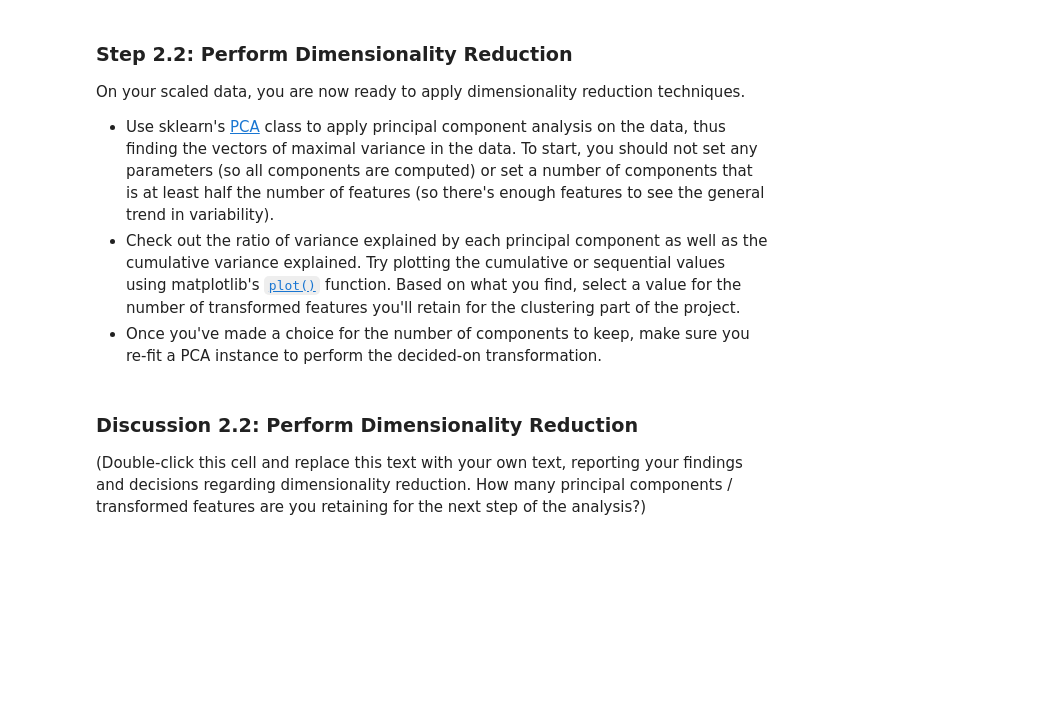
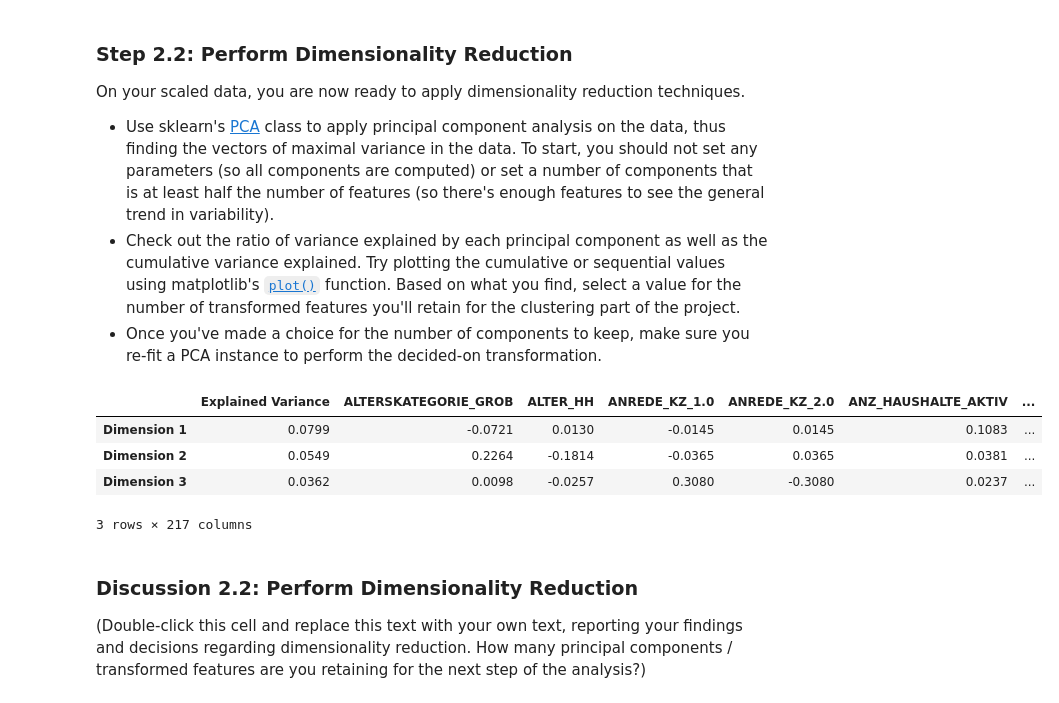
Before and after one commit to kennethn/machine-learning-nanodegree, a Jupyter notebook: p2_customer_segments/Identify_Customer_Segments.ipynb, the cells around one changed output. Drawn from its saved outputs; the diff is of its cells as text; code cells hidden in the pictures; blank space fills up the shorter version.

```diff
--- a/p2_customer_segments/Identify_Customer_Segments.ipynb
+++ b/p2_customer_segments/Identify_Customer_Segments.ipynb
@@ -726,3 +746,7 @@ On your scaled data, you are now ready to apply dimensionality reduction techniq
 - Once you've made a choice for the number of components to keep, make sure you re-fit a PCA instance to perform the decided-on transformation.
 # %%
 # Apply PCA to the data.
+from sklearn.decomposition import PCA
+
+pca = PCA(3)
+X_pca = pca.fit_transform(df_scaled)
@@ -731,3 +753,32 @@ On your scaled data, you are now ready to apply dimensionality reduction techniq
+# %%
+# Investigate the variance accounted for by each principal component.
+def pca_results(full_dataset, pca):
+    '''
+    Create a DataFrame of the PCA results
+    Includes dimension feature weights and explained variance
+    Visualizes the PCA results
+    '''
+
+    # Dimension indexing
+    dimensions = dimensions = ['Dimension {}'.format(i) for i in range(1,len(pca.components_)+1)]
+
+    # PCA components
+    components = pd.DataFrame(np.round(pca.components_, 4), columns = full_dataset.keys())
+    components.index = dimensions
+
+    # PCA explained variance
+    ratios = pca.explained_variance_ratio_.reshape(len(pca.components_), 1)
+    variance_ratios = pd.DataFrame(np.round(ratios, 4), columns = ['Explained Variance'])
+    variance_ratios.index = dimensions
+    return pd.concat([variance_ratios, components], axis = 1)
+
+pca_results(df_scaled, pca)
+# %% [output]
+|  | Explained Variance | ALTERSKATEGORIE_GROB | ALTER_HH | ANREDE_KZ_1.0 | ANREDE_KZ_2.0 | ANZ_HAUSHALTE_AKTIV | ... |
+| Dimension 1 | 0.0799 | -0.0721 | 0.0130 | -0.0145 | 0.0145 | 0.1083 | ... |
+| Dimension 2 | 0.0549 | 0.2264 | -0.1814 | -0.0365 | 0.0365 | 0.0381 | ... |
+| Dimension 3 | 0.0362 | 0.0098 | -0.0257 | 0.3080 | -0.3080 | 0.0237 | ... |
+3 rows × 217 columns
 # %%
 # Re-apply PCA to the data while selecting for number of components to retain.
 # %% [markdown]
```
Also changed, not shown: parts of 9 cells of this notebook, 1 other file.
